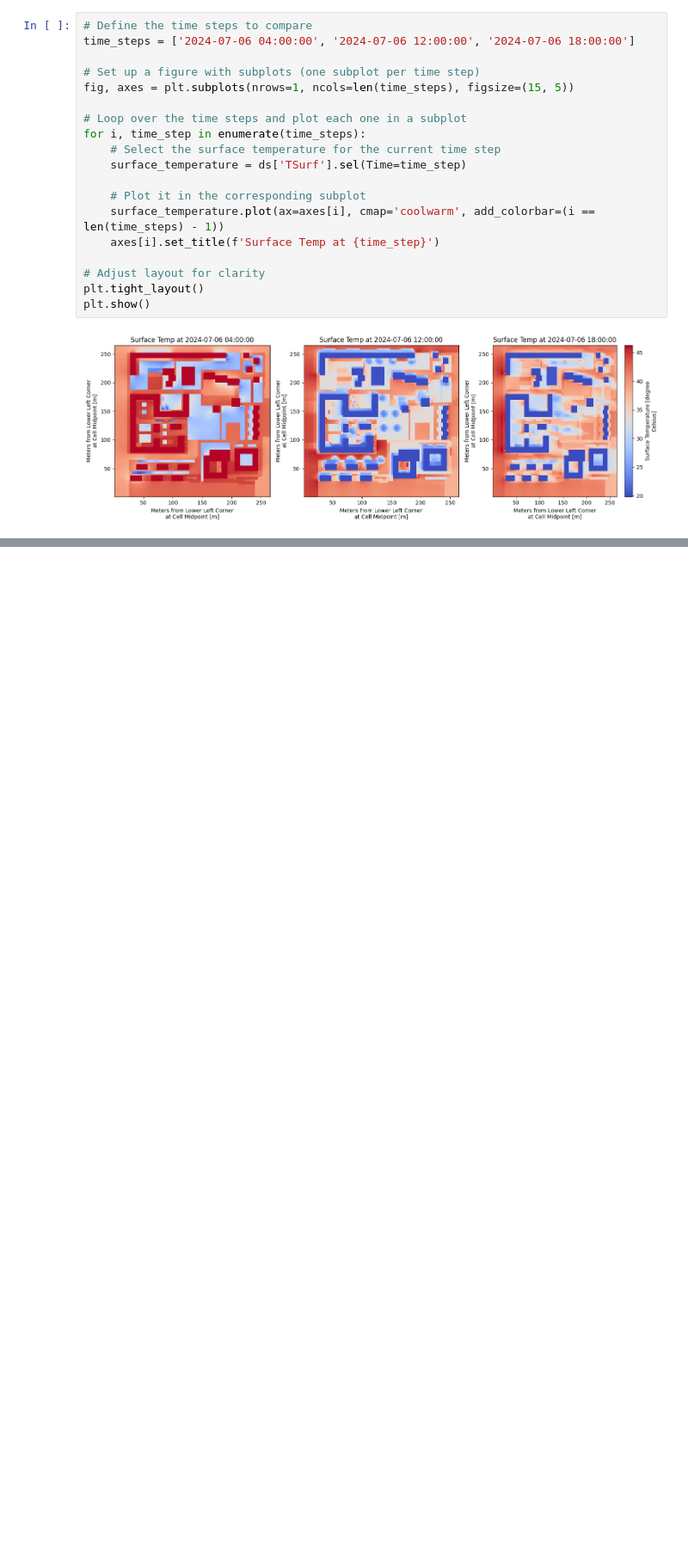
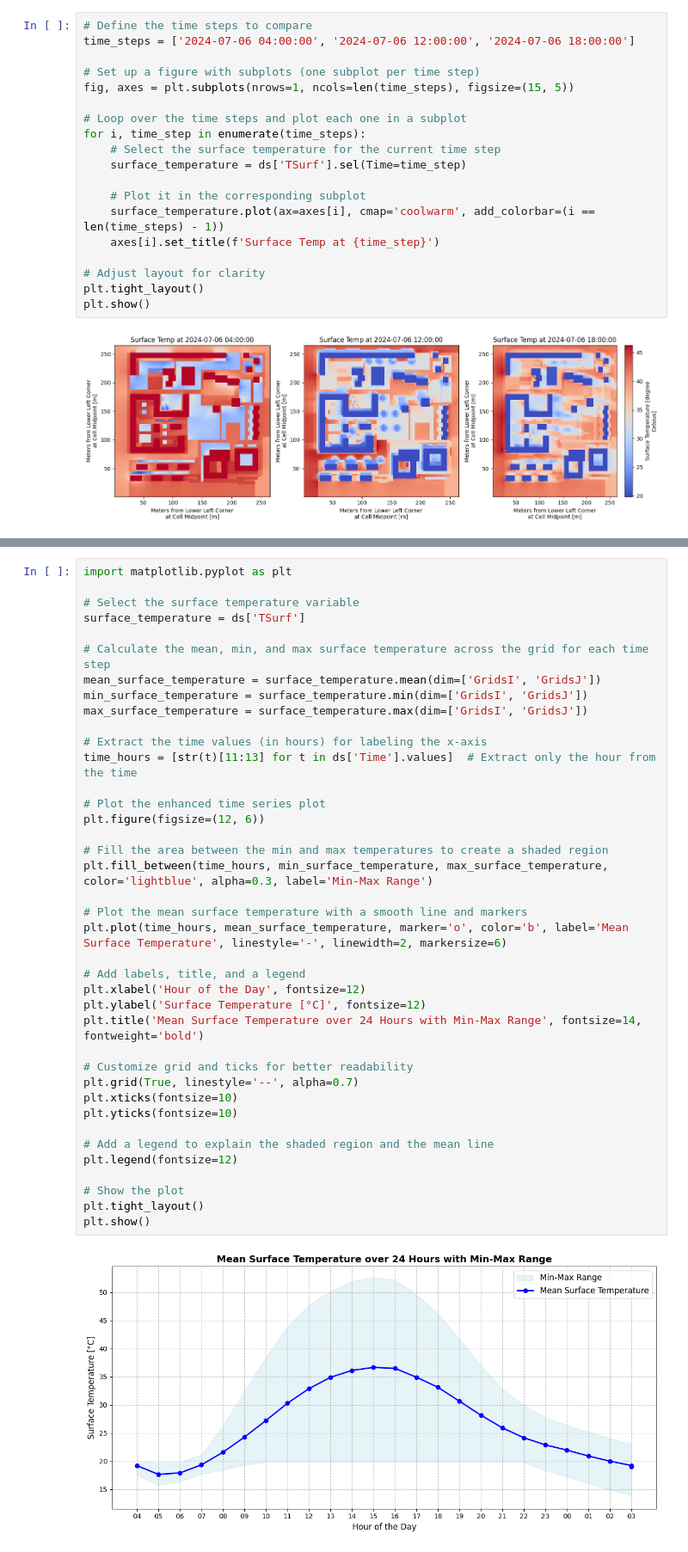
Before and after one commit to Ekaterina-Vititneva/microclimate-simulation, a Jupyter notebook: notebooks/data_exploration.ipynb, the cells around one changed output, grey strips where cells are left out. Shown at 86% size. Saved outputs shown, nothing was run; the diff lists cells and outputs as text; blank space fills up the shorter version.

```diff
--- a/notebooks/data_exploration.ipynb
+++ b/notebooks/data_exploration.ipynb
@@ -195,0 +245,41 @@ plt.show()
+# %%
+import matplotlib.pyplot as plt
+
+# Select the surface temperature variable
+surface_temperature = ds['TSurf']
+
+# Calculate the mean, min, and max surface temperature across the grid for each time step
+mean_surface_temperature = surface_temperature.mean(dim=['GridsI', 'GridsJ'])
+min_surface_temperature = surface_temperature.min(dim=['GridsI', 'GridsJ'])
+max_surface_temperature = surface_temperature.max(dim=['GridsI', 'GridsJ'])
+
+# Extract the time values (in hours) for labeling the x-axis
+time_hours = [str(t)[11:13] for t in ds['Time'].values]  # Extract only the hour from the time
+
+# Plot the enhanced time series plot
+plt.figure(figsize=(12, 6))
+
+# Fill the area between the min and max temperatures to create a shaded region
+plt.fill_between(time_hours, min_surface_temperature, max_surface_temperature, color='lightblue', alpha=0.3, label='Min-Max Range')
+
+# Plot the mean surface temperature with a smooth line and markers
+plt.plot(time_hours, mean_surface_temperature, marker='o', color='b', label='Mean Surface Temperature', linestyle='-', linewidth=2, markersize=6)
+
+# Add labels, title, and a legend
+plt.xlabel('Hour of the Day', fontsize=12)
+plt.ylabel('Surface Temperature [°C]', fontsize=12)
+plt.title('Mean Surface Temperature over 24 Hours with Min-Max Range', fontsize=14, fontweight='bold')
+
+# Customize grid and ticks for better readability
+plt.grid(True, linestyle='--', alpha=0.7)
+plt.xticks(fontsize=10)
+plt.yticks(fontsize=10)
+
+# Add a legend to explain the shaded region and the mean line
+plt.legend(fontsize=12)
+
+# Show the plot
+plt.tight_layout()
+plt.show()
+# %% [output]
+[figure, added]
```
Also changed, not shown: parts of 2 cells of this notebook.
